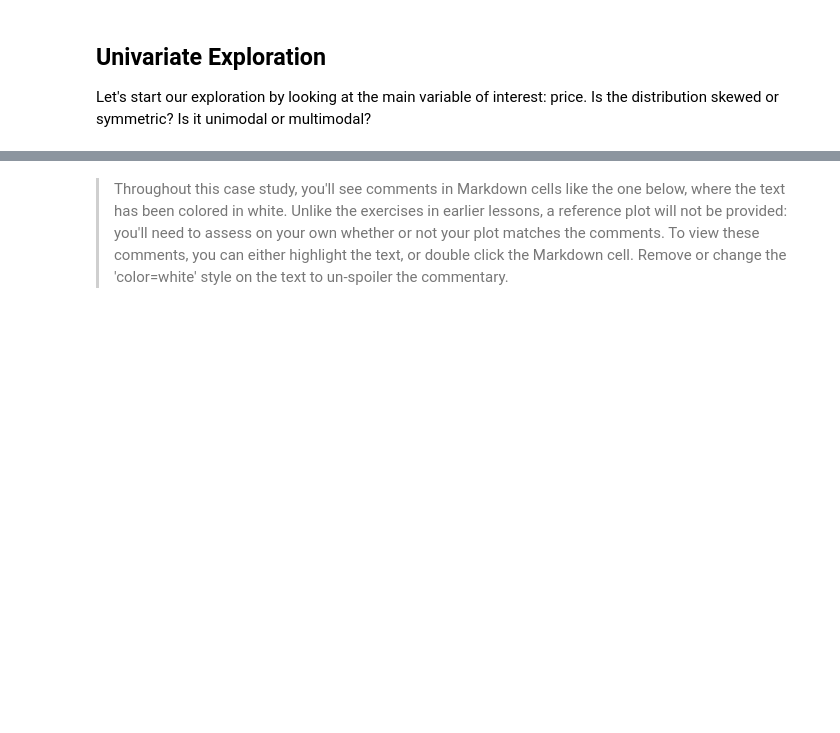
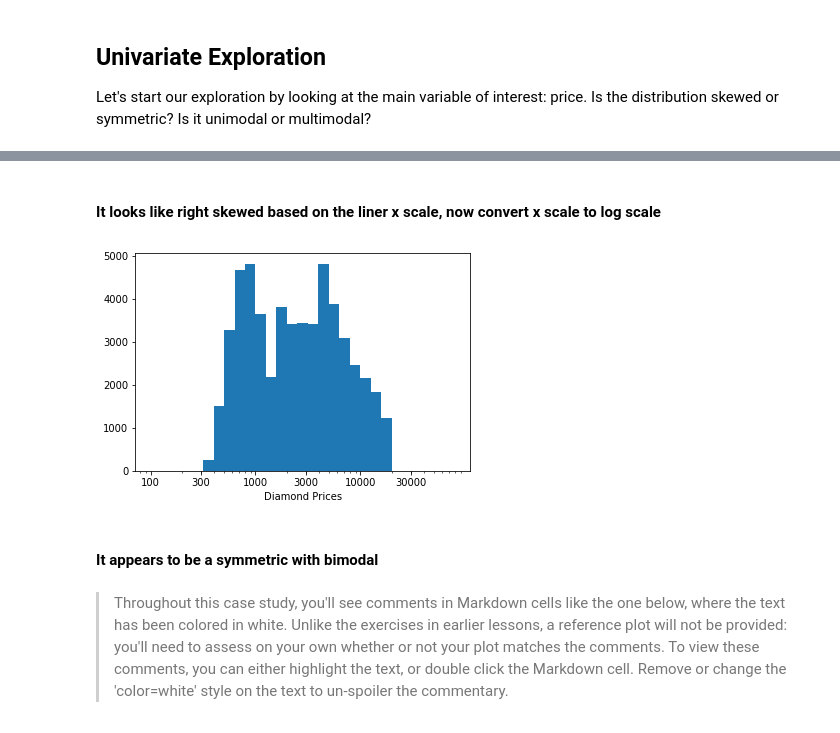
Before and after one commit to bchen-yyc/DAND-diamonds, a Jupyter notebook: Univariate_Exploration.ipynb, the cells around one changed output, grey strips where cells are left out. Cells and saved outputs as stored; diff of their text form; code cells hidden in the pictures; blank space fills up the shorter version.

```diff
--- a/Univariate_Exploration.ipynb
+++ b/Univariate_Exploration.ipynb
@@ -30,3 +67,16 @@ Let's start our exploration by looking at the main variable of interest: price.
+# %% [markdown]
+#### It looks like right skewed based on the liner x scale, now convert x scale to log scale
+# %%
+x_ticks = [100, 300, 1000, 3000, 10000, 30000]
+bins = 10**(np.arange(2,5,0.1))
+plt.hist(diamonds['price'], bins=bins)
+plt.xscale('log')
+plt.xticks(x_ticks, x_ticks)
+plt.xlabel('Diamond Prices');
+# %% [output]
+[figure, added]
+# %% [markdown]
+#### It appears to be a symmetric with bimodal
 # %% [markdown]
 > Throughout this case study, you'll see comments in Markdown cells like the one below, where the text has been colored in white. Unlike the exercises in earlier lessons, a reference plot will not be provided: you'll need to assess on your own whether or not your plot matches the comments. To view these comments, you can either highlight the text, or double click the Markdown cell. Remove or change the 'color=white' style on the text to un-spoiler the commentary.
 # %% [markdown]
```
Also changed, not shown: parts of 17 cells of this notebook.
